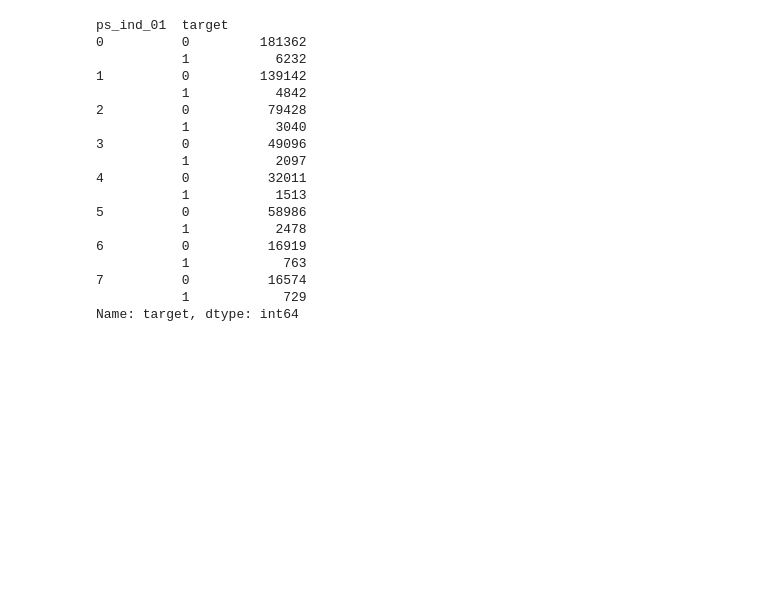
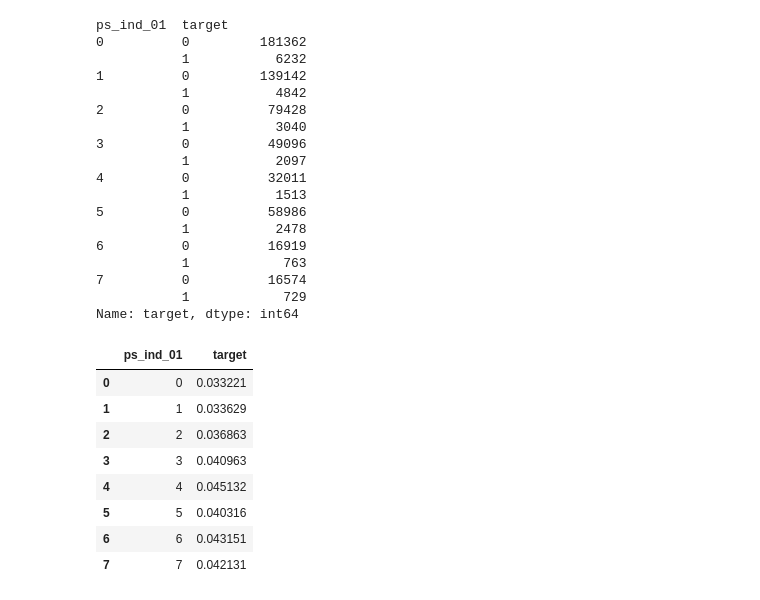
Before and after one commit to dv-b/driver_prediction, a Jupyter notebook: driver_prediction.ipynb, the cells around one changed output. Saved outputs shown, nothing was run; the diff lists cells and outputs as text; code cells hidden in the pictures; blank space fills up the shorter version.

```diff
--- a/driver_prediction.ipynb
+++ b/driver_prediction.ipynb
@@ -189,3 +189,15 @@ ps_ind_01  target
 7          0          16574
            1            729
 Name: target, dtype: int64
+# %%
+train[['ps_ind_01', 'target']].groupby('ps_ind_01', as_index=False).mean()
+# %% [output]
+|  | ps_ind_01 | target |
+| 0 | 0 | 0.033221 |
+| 1 | 1 | 0.033629 |
+| 2 | 2 | 0.036863 |
+| 3 | 3 | 0.040963 |
+| 4 | 4 | 0.045132 |
+| 5 | 5 | 0.040316 |
+| 6 | 6 | 0.043151 |
+| 7 | 7 | 0.042131 |
```
Also changed, not shown: parts of 1 cell of this notebook.
